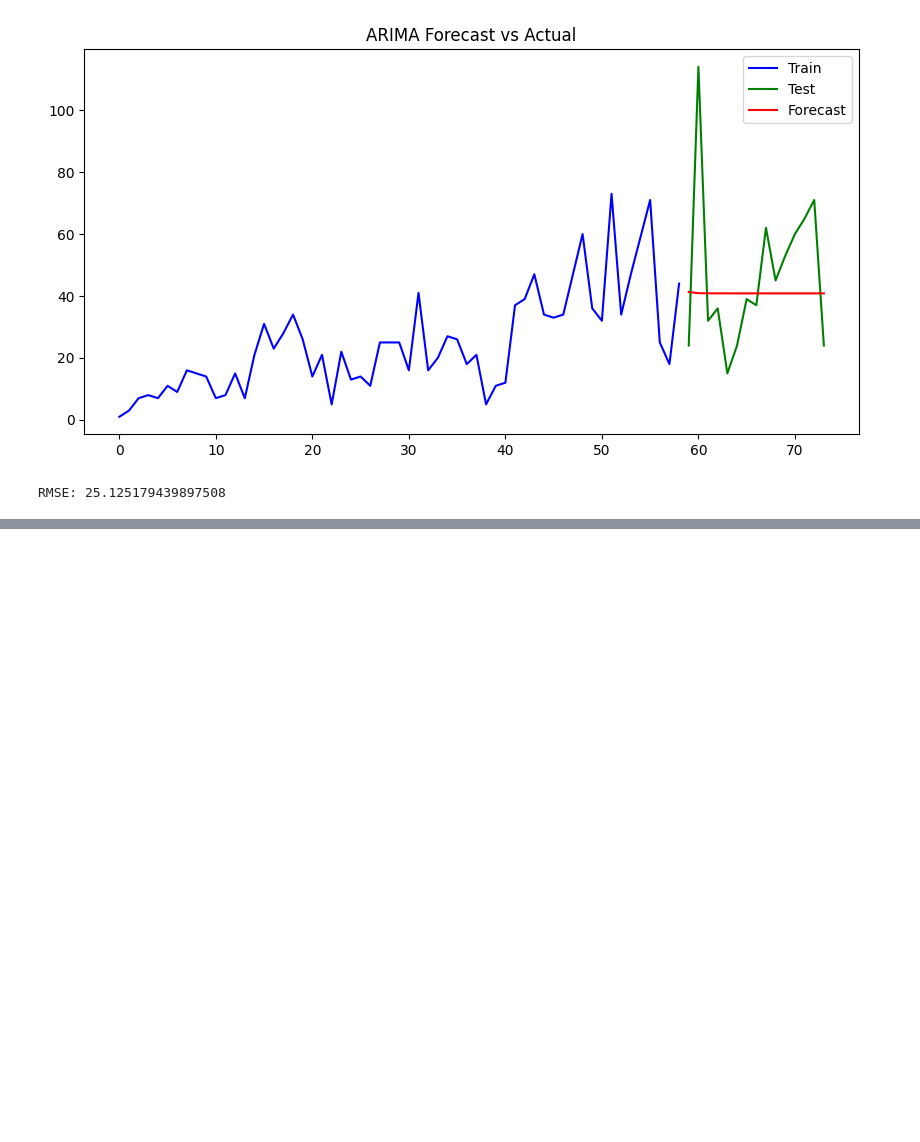
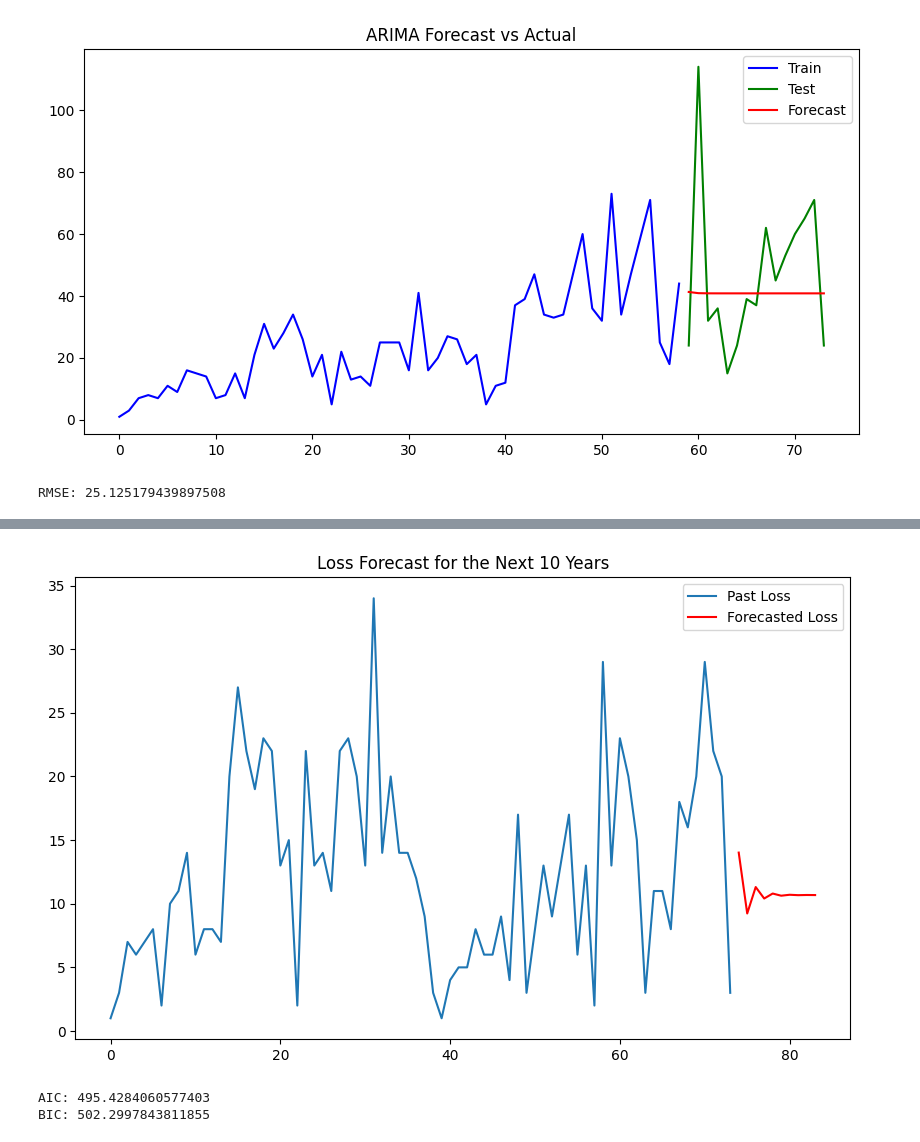
Before and after one commit to RainaVardhan/DS4002-Project-2, a Jupyter notebook: Only_Property_Damage.ipynb, the cells around one changed output, grey strips where cells are left out. Drawn from its saved outputs; the diff is of its cells as text; code cells hidden in the pictures; blank space fills up the shorter version.

```diff
--- a/Only_Property_Damage.ipynb
+++ b/Only_Property_Damage.ipynb
@@ -260,0 +295,6 @@ RMSE: 25.125179439897508
+# %%
+#Fit the ARIME model with parameters p, d, q
+model = ARIMA(yearly_data['loss'].dropna(), order=(1, 1, 1))
+model_fit = model.fit()
+
+print(model_fit.summary())
@@ -260,0 +319,22 @@ RMSE: 25.125179439897508
+# %%
+#Forecast for the next 10 years based on the fitted ARIMA model
+forecast_steps = 10
+forecast = model_fit.forecast(steps=forecast_steps)
+forecast_years = np.arange(yearly_data.index.max() + 1, yearly_data.index.max() + forecast_steps + 1)
+
+#Plotting historical tornado data and forcasted tornadoes for the next 10 years
+plt.figure(figsize=(10, 6))
+plt.plot(yearly_data.index, yearly_data['loss'], label='Past Loss')
+plt.plot(forecast_years, forecast, label='Forecasted Loss', color='red')
+plt.title('Loss Forecast for the Next 10 Years')
+plt.legend()
+plt.show()
+# %% [output]
+[figure, added]
+# %%
+#Evaluate the ARIMA model using AIC and BIC metrics
+print(f"AIC: {model_fit.aic}")
+print(f"BIC: {model_fit.bic}")
+# %% [output]
+AIC: 495.4284060577403
+BIC: 502.2997843811855
```
Also changed, not shown: parts of 6 cells of this notebook.
